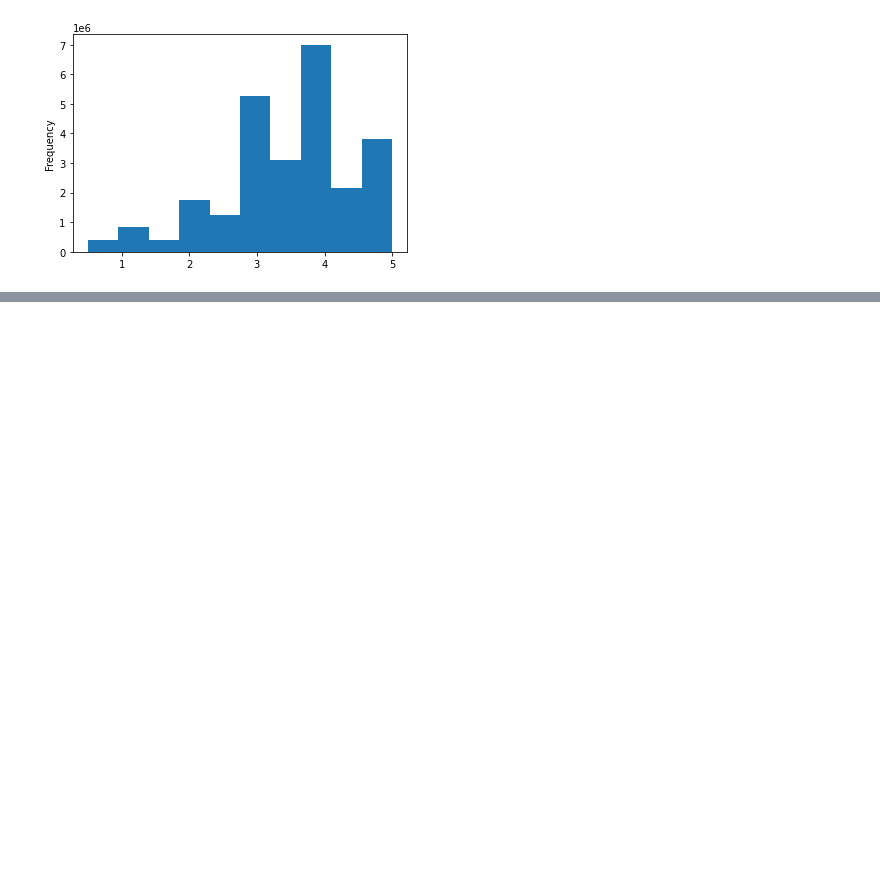
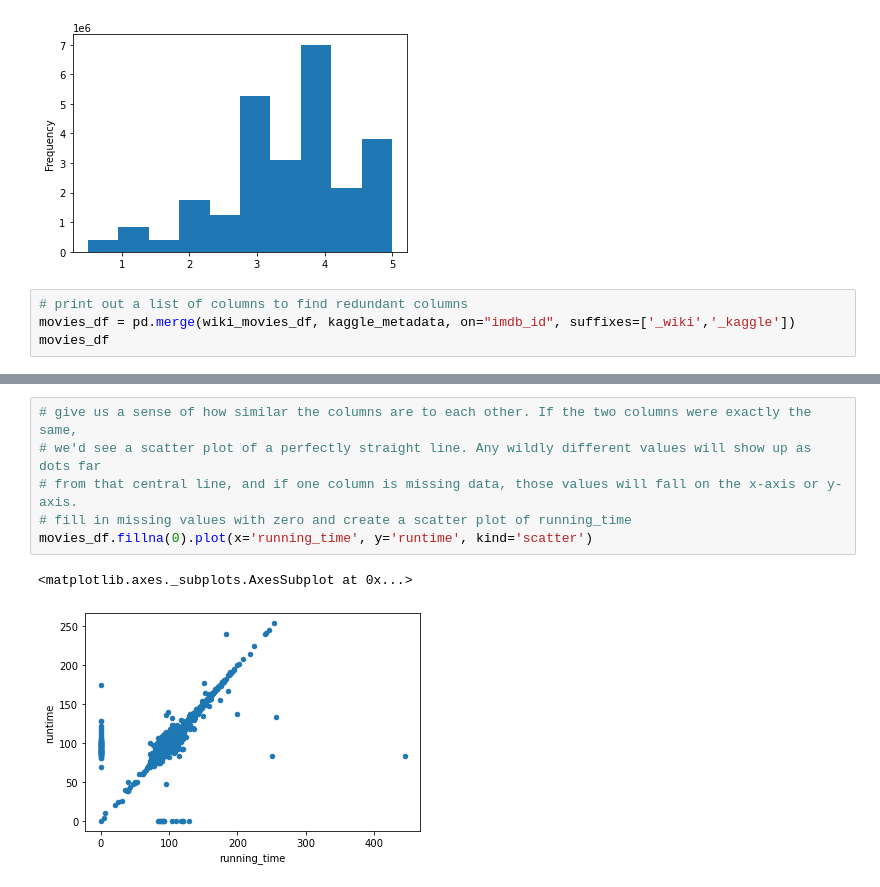
Before and after one commit to amelinn9/movies-ETL, a Jupyter notebook: movies_ETL.ipynb, the cells around one changed output, grey strips where cells are left out. Cells and saved outputs as stored; diff of their text form; blank space fills up the shorter version.

Commit message:
merged wiki and kaggle data

```diff
--- a/movies_ETL.ipynb
+++ b/movies_ETL.ipynb
@@ -878,3 +865,7 @@ min      5.000000e-01
 max      5.000000e+00
 Name: rating, dtype: float64
 [figure]
+# %%
+# print out a list of columns to find redundant columns
+movies_df = pd.merge(wiki_movies_df, kaggle_metadata, on="imdb_id", suffixes=['_wiki','_kaggle'])
+movies_df
@@ -880,0 +937,9 @@ Name: rating, dtype: float64
+# %%
+# give us a sense of how similar the columns are to each other. If the two columns were exactly the same,
+# we'd see a scatter plot of a perfectly straight line. Any wildly different values will show up as dots far
+# from that central line, and if one column is missing data, those values will fall on the x-axis or y-axis.
+# fill in missing values with zero and create a scatter plot of running_time
+movies_df.fillna(0).plot(x='running_time', y='runtime', kind='scatter')
+# %% [output]
+<matplotlib.axes._subplots.AxesSubplot at 0x...>
+[figure, added]
```
Also changed, not shown: parts of 30 cells of this notebook.
